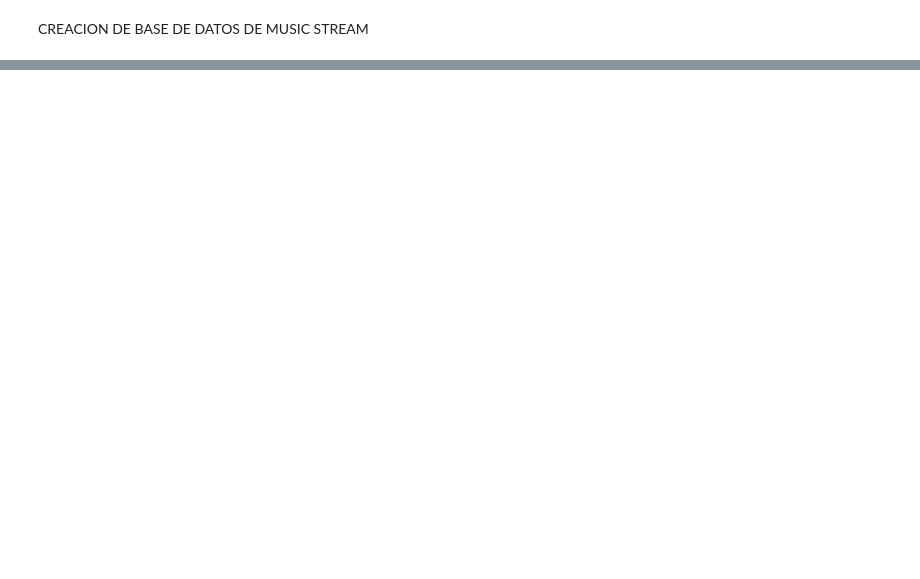
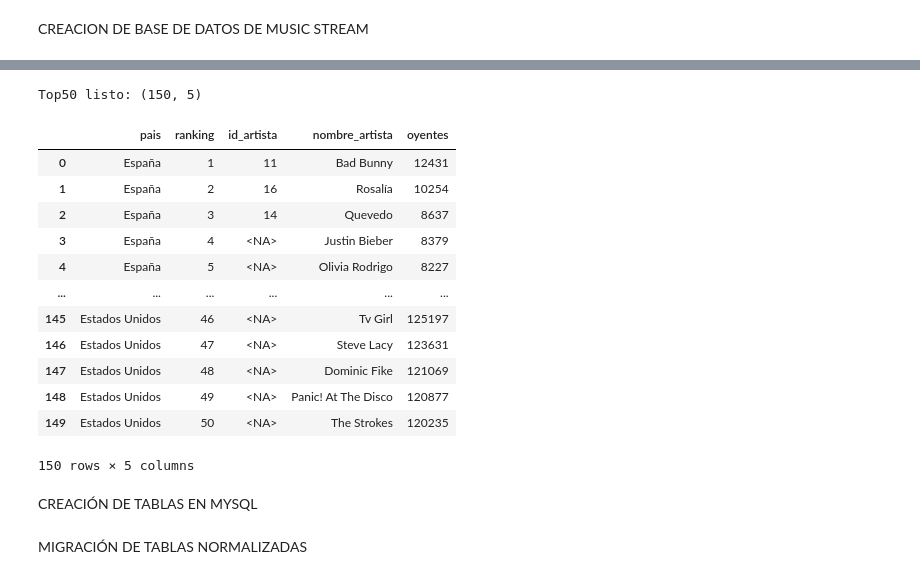
Before and after one commit to Sabri667/Proyecto_MusicStream_Promo_69_Modulo_2_Team_2, a Jupyter notebook: BBDD_MusicStream/BBDD_music_stream.ipynb, the cells around one changed output, grey strips where cells are left out. Cells and saved outputs as stored; diff of their text form; code cells hidden in the pictures; blank space fills up the shorter version.

Commit message:
normalizacion de bases y migración a sql

```diff
--- a/BBDD_MusicStream/BBDD_music_stream.ipynb
+++ b/BBDD_MusicStream/BBDD_music_stream.ipynb
@@ -46,0 +49,11 @@ df_songs
+# %%
+#Creación de Data Frame de Tabla Maestra Artistas
+lista_artistas=["Taylor Swift", "Drake", "Morgan Wallen", "Kendrick Lamar", "The Weeknd",
+    "SZA", "Zach Bryan", "Tyler the Creator", "Billie Eilish", "Ariana Grande", "Bad Bunny",
+    "Karol G", "Myke Towers", "Quevedo", "Aitana","Rosalía", "Morad", "Melendi", "Enrique Iglesias",
+    "Juanes", "Duki", "María Becerra", "Tini Stoessel", "Nicki Nicole", "Cazzu","Lali",
+    "Paulo Londra", "Shakira", "Bizarrap", "Emilia"]
+
+df_artistas = pd.DataFrame({'artista': lista_artistas})
+df_artistas.insert(0, 'id_artista', range(1, len(df_artistas)+1))
+df_artistas
@@ -46,0 +98,8 @@ df_songs
+# %%
+#Importacion de archivo .csv
+df_songs = pd.read_csv("songs.csv") #se elimina el index_col=0 porque con el merge la primer columna se vuelve indice y no la toma. se perdía el dato artis_id
+#Normalización de frames antes del merge
+#Deezer
+df_songs['norm'] = df_songs['artist_name'].apply(normalizar)
+#Tabla Maestra
+df_artistas['norm'] = df_artistas['artista'].apply(normalizar)
@@ -46,0 +227,44 @@ df_songs
+# %%
+# TABLA TOP 50 ESPAÑA, ARGENTINA, ESTADOS UNIDOS
+#Importar archivo .csv
+df_top50 = pd.read_csv("top_artistas_esp_arg_usa.csv")
+
+# Normalizar
+df_top50['norm'] = df_top50['artista'].apply(normalizar)
+
+# Left join para conservar todos los rankings (artistas fuera de la lista maestra tendrán id_artista = NULL)
+df_top50 = df_top50.merge(df_artistas[['norm', 'id_artista']], on='norm', how='left')
+
+# Convertir id_artista a Int64 (nullable integer)
+df_top50['id_artista'] = df_top50['id_artista'].astype('Int64')
+
+# Eliminar columna temporal
+df_top50.drop(columns=['norm'], inplace=True)
+
+# Renombrar 'artista' a 'nombre_artista'
+df_top50.rename(columns={'artista': 'nombre_artista'}, inplace=True)
+
+# Reordenar columnas
+df_top50 = df_top50[['pais', 'ranking', 'id_artista', 'nombre_artista', 'oyentes']]
+
+print("Top50 listo:", df_top50.shape)
+# %% [output]
+Top50 listo: (150, 5)
+# %%
+df_top50     #valores <NA> migran como NULL a MYSQL
+# %% [output]
+|  | pais | ranking | id_artista | nombre_artista | oyentes |
+| 0 | España | 1 | 11 | Bad Bunny | 12431 |
+| 1 | España | 2 | 16 | Rosalía | 10254 |
+| 2 | España | 3 | 14 | Quevedo | 8637 |
+| 3 | España | 4 | <NA> | Justin Bieber | 8379 |
+| 4 | España | 5 | <NA> | Olivia Rodrigo | 8227 |
+| ... | ... | ... | ... | ... | ... |
+| 145 | Estados Unidos | 46 | <NA> | Tv Girl | 125197 |
+| 146 | Estados Unidos | 47 | <NA> | Steve Lacy | 123631 |
+| 147 | Estados Unidos | 48 | <NA> | Dominic Fike | 121069 |
+| 148 | Estados Unidos | 49 | <NA> | Panic! At The Disco | 120877 |
+| 149 | Estados Unidos | 50 | <NA> | The Strokes | 120235 |
+150 rows × 5 columns
+# %% [markdown]
+CREACIÓN DE TABLAS EN MYSQL
@@ -46,0 +279,2 @@ df_songs
+# %% [markdown]
+MIGRACIÓN DE TABLAS NORMALIZADAS
```
Also changed, not shown: parts of 21 cells of this notebook.
